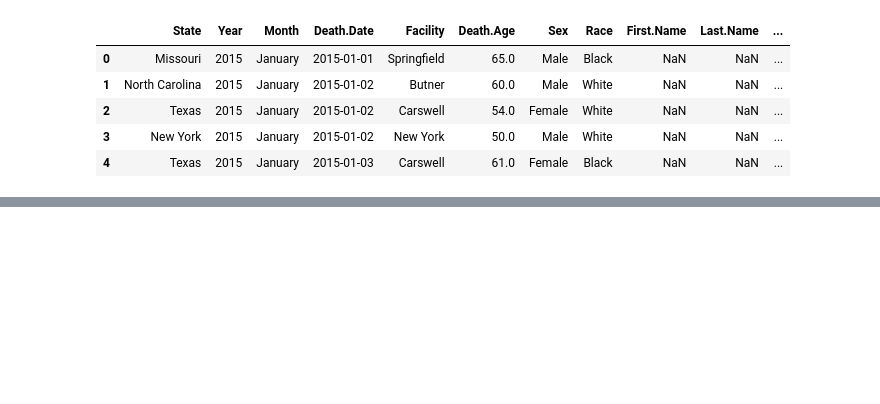
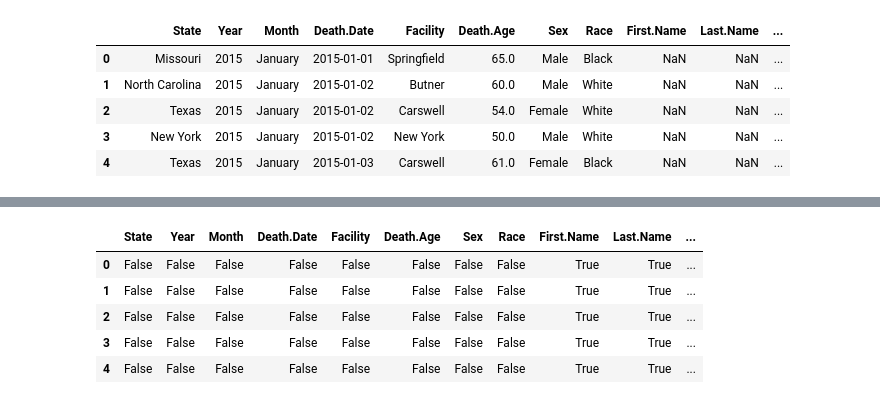
Before and after one commit to ahvblackwelltech/Mortality-in-the-Correctional-System, a Jupyter notebook: Mortality_in_the_Correctional_System.ipynb, the cells around one changed output, grey strips where cells are left out. Drawn from its saved outputs; the diff is of its cells as text; code cells hidden in the pictures; blank space fills up the shorter version.

```diff
--- a/Mortality_in_the_Correctional_System.ipynb
+++ b/Mortality_in_the_Correctional_System.ipynb
@@ -3,5 +5,5 @@
 # %%
 import pandas as pd
 
-df = pd.read_csv('/content/BOP-Individual.csv')
+correctional = pd.read_csv('/content/BOP-Individual.csv')
 # %%
@@ -15,0 +50,9 @@ df.head()
+# %%
+correctional.isnull().head()
+# %% [output]
+|  | State | Year | Month | Death.Date | Facility | Death.Age | Sex | Race | First.Name | Last.Name | ... |
+| 0 | False | False | False | False | False | False | False | False | True | True | ... |
+| 1 | False | False | False | False | False | False | False | False | True | True | ... |
+| 2 | False | False | False | False | False | False | False | False | True | True | ... |
+| 3 | False | False | False | False | False | False | False | False | True | True | ... |
+| 4 | False | False | False | False | False | False | False | False | True | True | ... |
```
Also changed, not shown: parts of 4 cells of this notebook.
